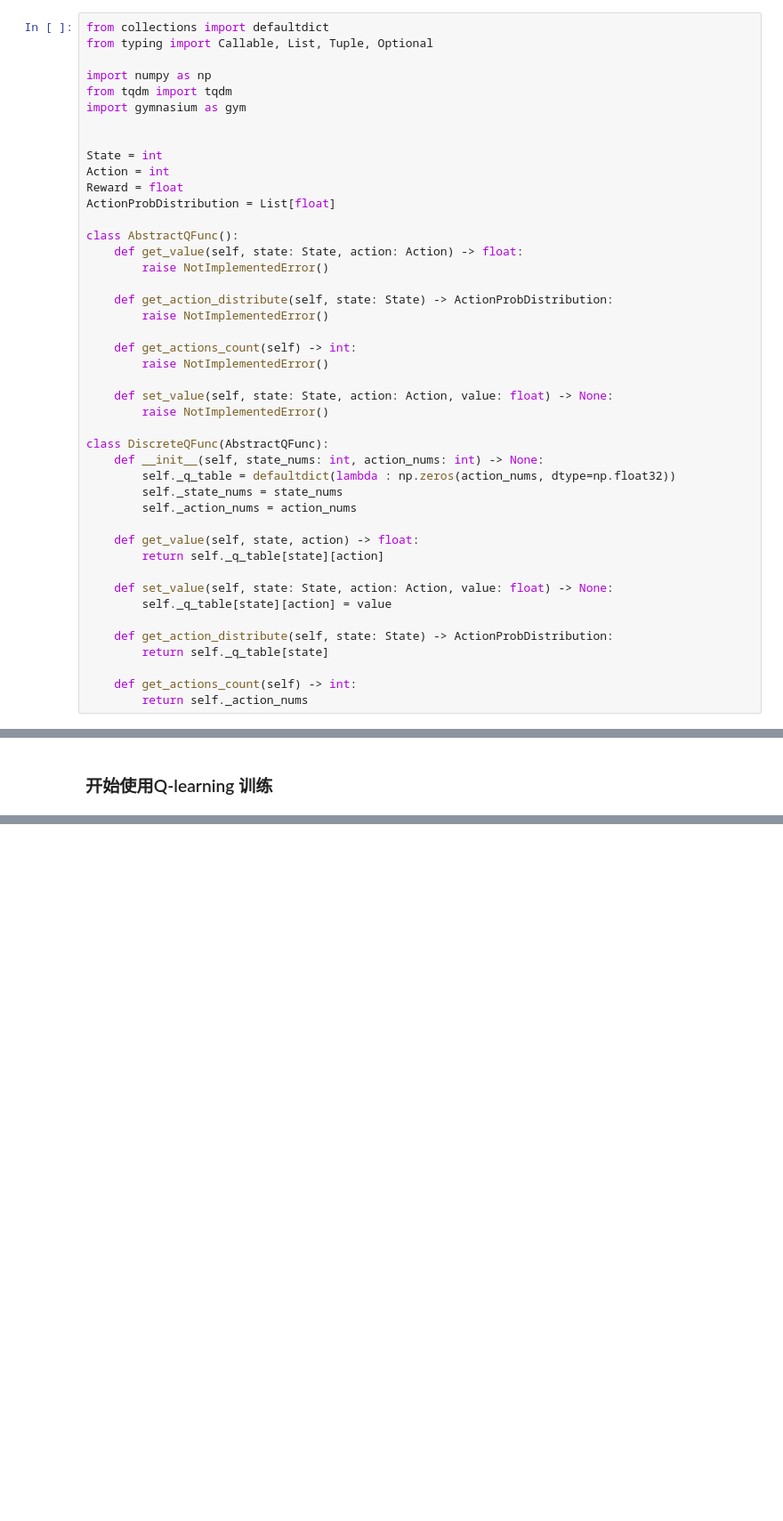
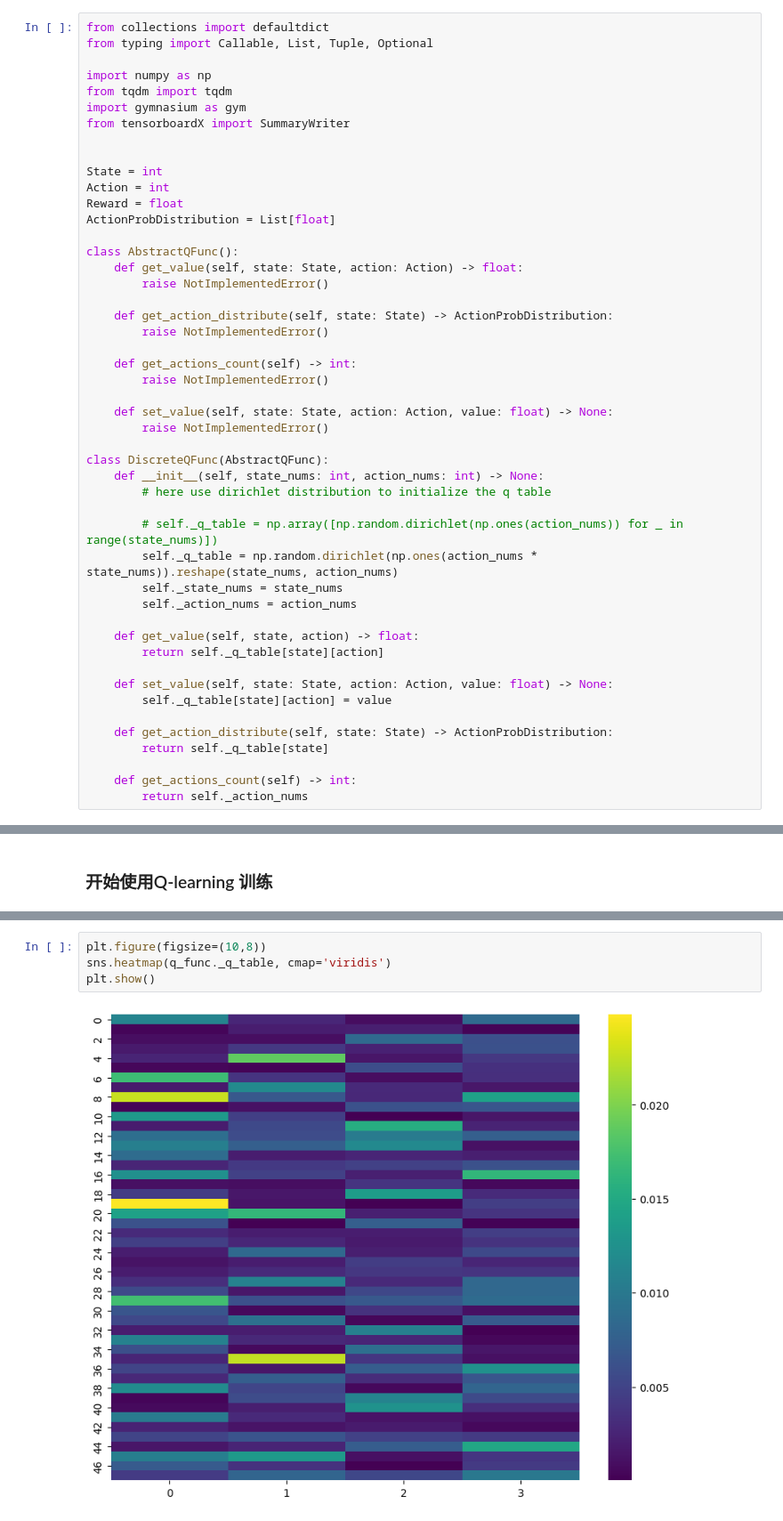
Before and after one commit to hbjzxzx/rf_learning, a Jupyter notebook: q_learning.ipynb, the cells around one changed output, grey strips where cells are left out. Shown at 89% size. Saved outputs shown, nothing was run; the diff lists cells and outputs as text; blank space fills up the shorter version.

```diff
--- a/q_learning.ipynb
+++ b/q_learning.ipynb
@@ -7,6 +7,7 @@ from typing import Callable, List, Tuple, Optional
 import numpy as np
 from tqdm import tqdm
 import gymnasium as gym
+from tensorboardX import SummaryWriter
 
 
 State = int
@@ -29,7 +30,10 @@ class AbstractQFunc():
 
 class DiscreteQFunc(AbstractQFunc):
     def __init__(self, state_nums: int, action_nums: int) -> None:
-        self._q_table = defaultdict(lambda : np.zeros(action_nums, dtype=np.float32))
+        # here use dirichlet distribution to initialize the q table
+
+        # self._q_table = np.array([np.random.dirichlet(np.ones(action_nums)) for _ in range(state_nums)])
+        self._q_table = np.random.dirichlet(np.ones(action_nums * state_nums)).reshape(state_nums, action_nums)
         self._state_nums = state_nums
         self._action_nums = action_nums
 
@@ -207,0 +237,6 @@ q_trainer.train(epoch_cnt=TRAIN_EPOCH, max_steps=100)
+# %%
+plt.figure(figsize=(10,8))
+sns.heatmap(q_func._q_table, cmap='viridis')
+plt.show()
+# %% [output]
+[figure, added]
```
Also changed, not shown: parts of 8 cells of this notebook, 3 other files.
